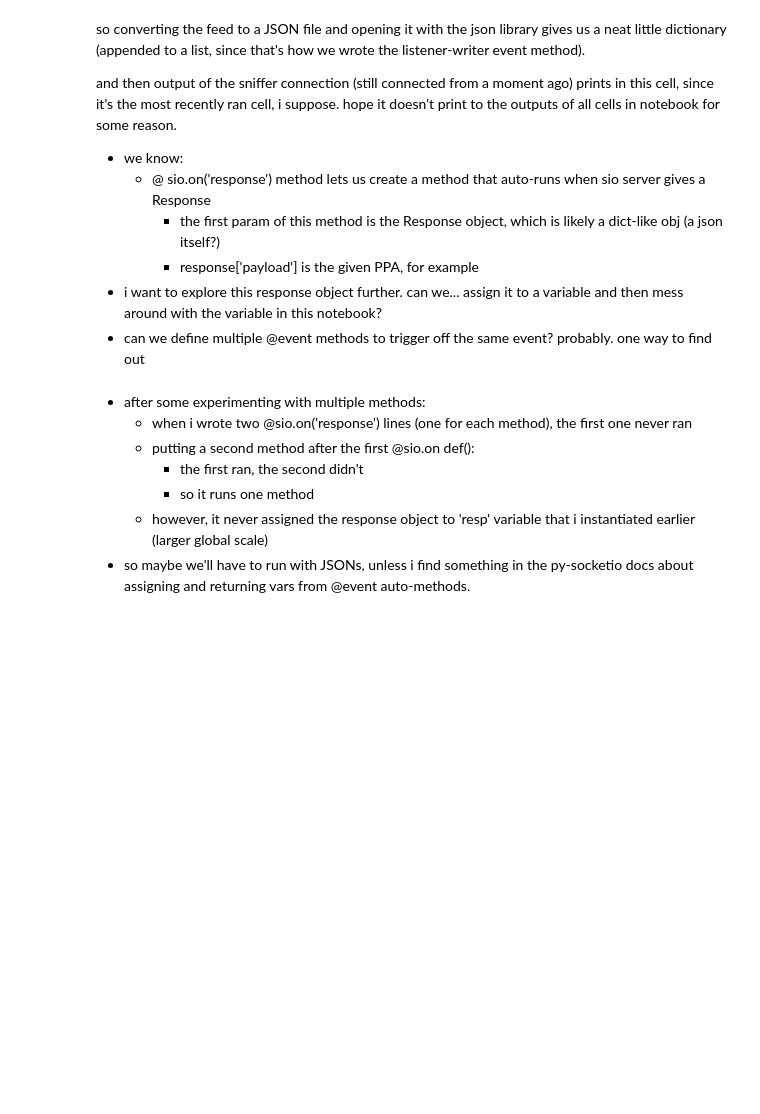
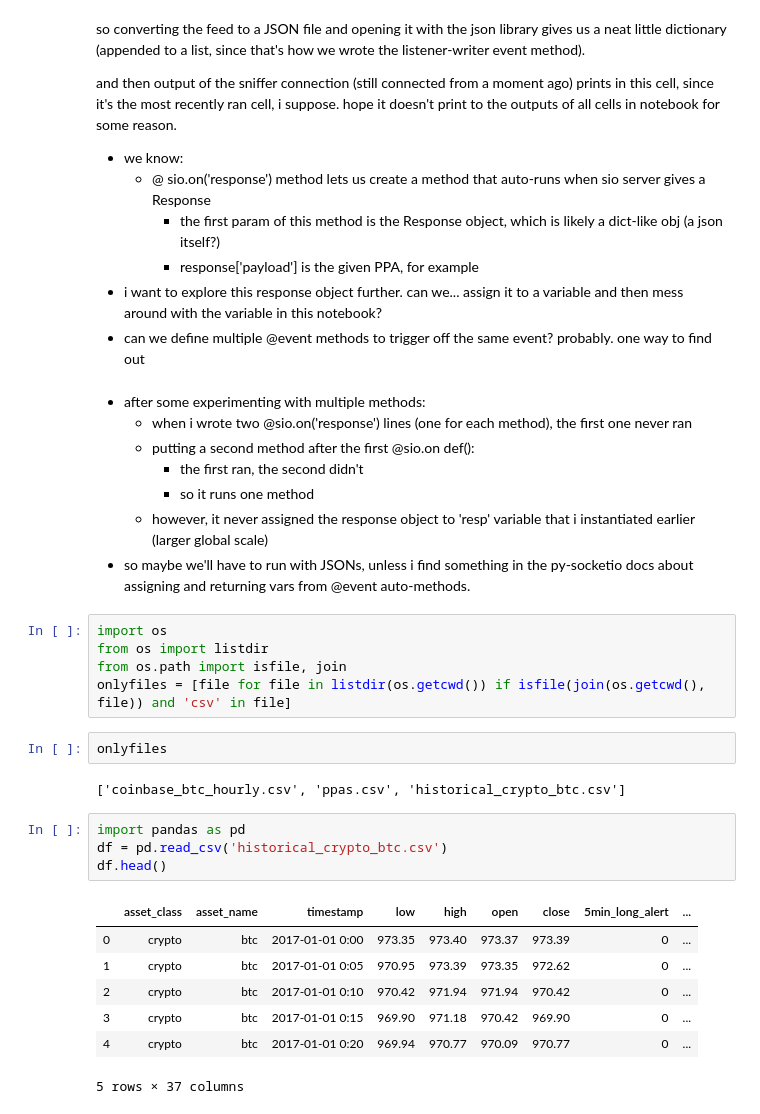
Before and after one commit to mcleverley/crypto_ppa, a Jupyter notebook: bot_plans.ipynb, the cells around one changed output. Saved outputs shown, nothing was run; the diff lists cells and outputs as text; blank space fills up the shorter version.

```diff
--- a/bot_plans.ipynb
+++ b/bot_plans.ipynb
@@ -296,3 +296,24 @@ and then output of the sniffer connection (still connected from a moment ago) pr
         - so it runs one method
     - however, it never assigned the response object to 'resp' variable that i instantiated earlier (larger global scale)
 - so maybe we'll have to run with JSONs, unless i find something in the py-socketio docs about assigning and returning vars from @event auto-methods.
+# %%
+import os
+from os import listdir
+from os.path import isfile, join
+onlyfiles = [file for file in listdir(os.getcwd()) if isfile(join(os.getcwd(), file)) and 'csv' in file]
+# %%
+onlyfiles
+# %% [output]
+['coinbase_btc_hourly.csv', 'ppas.csv', 'historical_crypto_btc.csv']
+# %%
+import pandas as pd
+df = pd.read_csv('historical_crypto_btc.csv')
+df.head()
+# %% [output]
+|  | asset_class | asset_name | timestamp | low | high | open | close | 5min_long_alert | ... |
+| 0 | crypto | btc | 2017-01-01 0:00 | 973.35 | 973.40 | 973.37 | 973.39 | 0 | ... |
+| 1 | crypto | btc | 2017-01-01 0:05 | 970.95 | 973.39 | 973.35 | 972.62 | 0 | ... |
+| 2 | crypto | btc | 2017-01-01 0:10 | 970.42 | 971.94 | 971.94 | 970.42 | 0 | ... |
+| 3 | crypto | btc | 2017-01-01 0:15 | 969.90 | 971.18 | 970.42 | 969.90 | 0 | ... |
+| 4 | crypto | btc | 2017-01-01 0:20 | 969.94 | 970.77 | 970.09 | 970.77 | 0 | ... |
+5 rows × 37 columns
```
Also changed, not shown: parts of 1 cell of this notebook, 1 other file.
